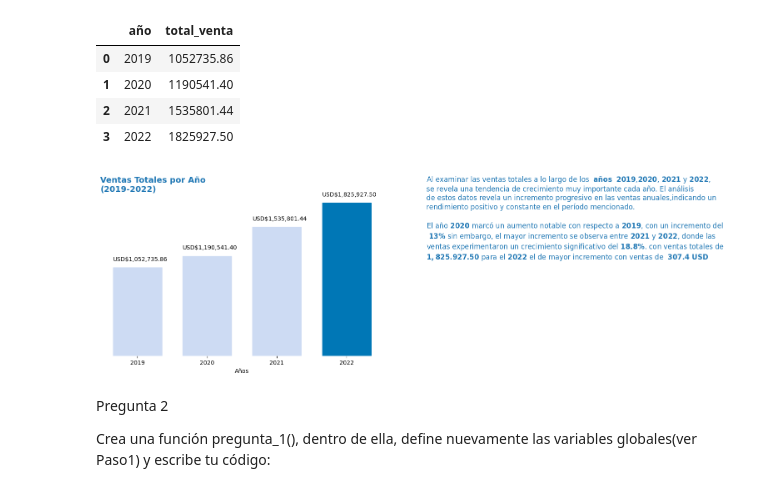
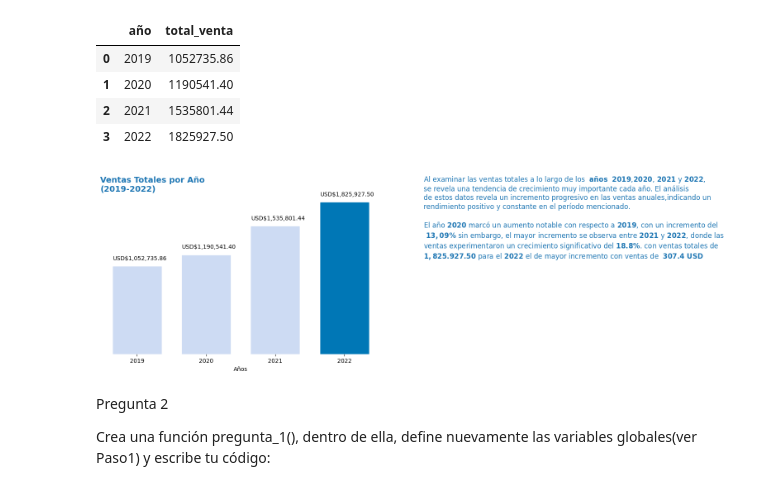
Before and after one commit to RaulCabreraUtria/supermarketanalisis, a Jupyter notebook: SuperMarket.ipynb, the cells around one changed output. Saved outputs shown, nothing was run; the diff lists cells and outputs as text; code cells hidden in the pictures.

```diff
--- a/SuperMarket.ipynb
+++ b/SuperMarket.ipynb
@@ -447,35 +447,35 @@ for bar in ax[0].patches:
    ##print(val_conve)
    ##print('Mayor encontrado')
    bar.set_color('#0077b6')
    #qtd = f"{'USD$'}{valor}\n"
    qtd = f"{'USD'}{val_conve}\n"
    ax[0].text(bar.get_x()-0.35+bar.get_width()/2,valor,qtd)
   else:
       bar.set_color('#CDDBF3')
       ##qtd = f"{'USD$'}{valor}\n"
       qtd = f"{'USD'}{val_conve}\n"
       ax[0].text(bar.get_x()-0.35+bar.get_width()/2,valor,qtd)
 
  ##Colocamos informacion de analisis
 texto = ( "Al examinar las ventas totales a lo largo de los  $\\mathbf{años}$  $\\mathbf{2019}$,$\\mathbf{2020}$, $\\mathbf{2021}$ y $\\mathbf{2022}$,\n"
              "se revela una tendencia de crecimiento muy importante cada año. El análisis\n"
             "de estos datos revela un incremento progresivo en las ventas anuales,indicando un \n"
             "rendimiento positivo y constante en el período mencionado.\n\n"
             "El año $\\mathbf{2020}$ marcó un aumento notable con respecto a $\\mathbf{2019}$, con un incremento del\n"
-            " $\\mathbf{13\\%}$ sin embargo, el mayor incremento se observa entre $\\mathbf{2021}$ y $\\mathbf{2022}$, donde las\n"
+            " $\\mathbf{13,09\\%}$ sin embargo, el mayor incremento se observa entre $\\mathbf{2021}$ y $\\mathbf{2022}$, donde las\n"
             "ventas experimentaron un crecimiento significativo del $\\mathbf{18.8\\%}$. con ventas totales de \n"
           "$\\mathbf{1,825.927.50}$ para el $\\mathbf{2022}$ el de mayor incremento con ventas de  $\\mathbf{307.4}$ $\\mathbf{USD}$"
             )
 
 ax[1].text(0.1,0.6,texto,ha='left',fontdict = {'fontsize':12, 'color':'tab:blue'})
 ax[1].get_yaxis().set_visible(False)
 ax[1].get_xaxis().set_visible(False)
 ax[1].spines['top'].set_color('none')
 ax[1].spines['bottom'].set_color('none')
 ax[1].spines['left'].set_color('none')
 ax[1].spines['right'].set_color('none')
 # %% [output]
-[figure, old version]
+[figure, new version]
 # %% [markdown]
 Pregunta 2
 
```
Also changed, not shown: parts of 6 cells of this notebook.
